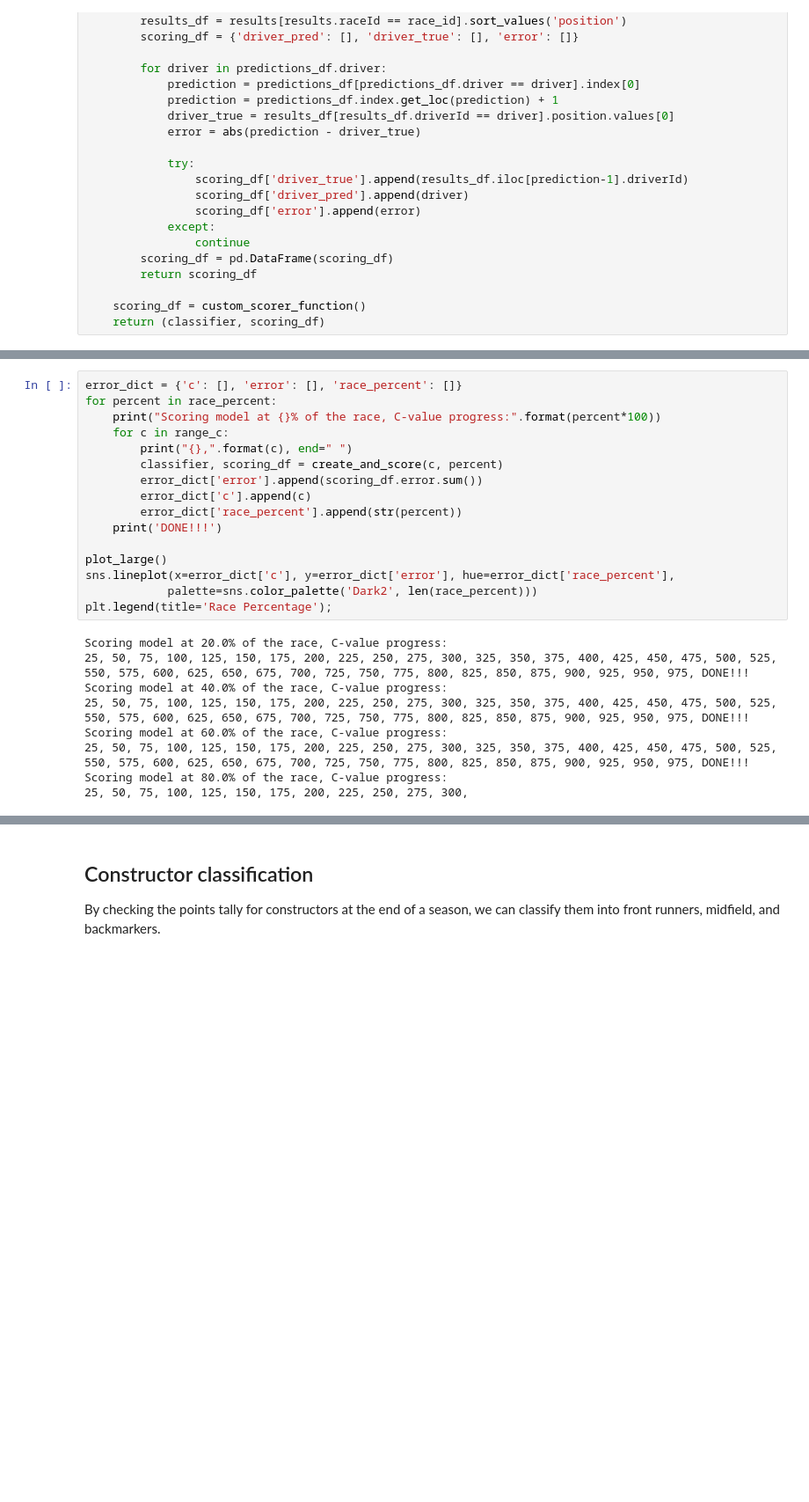
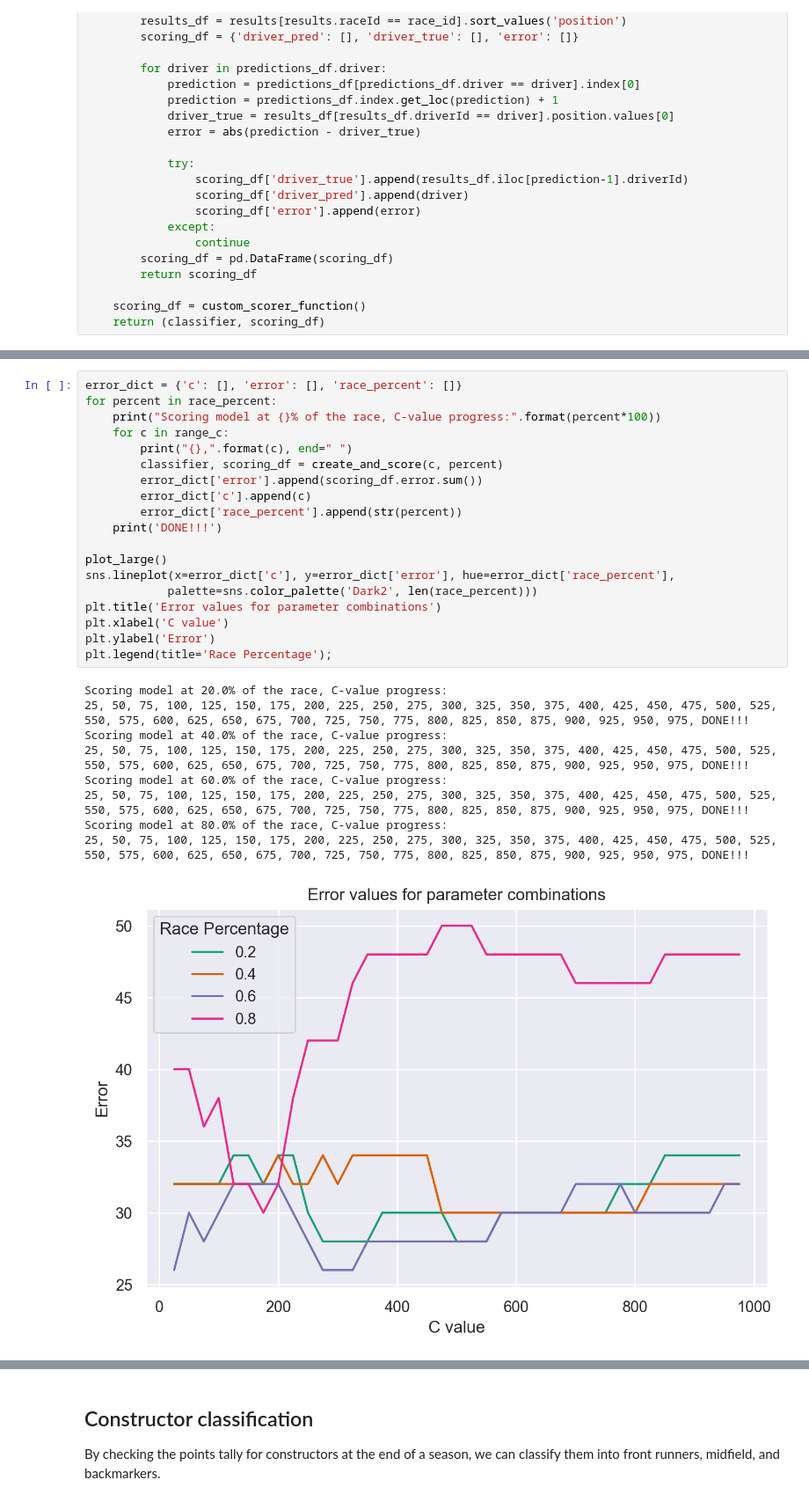
Before and after one commit to mnvsngv/cs696-bigdata, a Jupyter notebook: Project/Project.ipynb, the cells around one changed output, grey strips where cells are left out. Shown at 88% size. Cells and saved outputs as stored; diff of their text form; blank space fills up the shorter version.

```diff
--- a/Project/Project.ipynb
+++ b/Project/Project.ipynb
@@ -87,25 +119,29 @@ def create_and_score(c, percent):
 # %%
 error_dict = {'c': [], 'error': [], 'race_percent': []}
 for percent in race_percent:
     print("Scoring model at {}% of the race, C-value progress:".format(percent*100))
     for c in range_c:
         print("{},".format(c), end=" ")
         classifier, scoring_df = create_and_score(c, percent)
         error_dict['error'].append(scoring_df.error.sum())
         error_dict['c'].append(c)
         error_dict['race_percent'].append(str(percent))
     print('DONE!!!')
 
 plot_large()
 sns.lineplot(x=error_dict['c'], y=error_dict['error'], hue=error_dict['race_percent'],
             palette=sns.color_palette('Dark2', len(race_percent)))
+plt.title('Error values for parameter combinations')
+plt.xlabel('C value')
+plt.ylabel('Error')
 plt.legend(title='Race Percentage');
 # %% [output]
 Scoring model at 20.0% of the race, C-value progress:
 25, 50, 75, 100, 125, 150, 175, 200, 225, 250, 275, 300, 325, 350, 375, 400, 425, 450, 475, 500, 525, 550, 575, 600, 625, 650, 675, 700, 725, 750, 775, 800, 825, 850, 875, 900, 925, 950, 975, DONE!!!
 Scoring model at 40.0% of the race, C-value progress:
 25, 50, 75, 100, 125, 150, 175, 200, 225, 250, 275, 300, 325, 350, 375, 400, 425, 450, 475, 500, 525, 550, 575, 600, 625, 650, 675, 700, 725, 750, 775, 800, 825, 850, 875, 900, 925, 950, 975, DONE!!!
 Scoring model at 60.0% of the race, C-value progress:
 25, 50, 75, 100, 125, 150, 175, 200, 225, 250, 275, 300, 325, 350, 375, 400, 425, 450, 475, 500, 525, 550, 575, 600, 625, 650, 675, 700, 725, 750, 775, 800, 825, 850, 875, 900, 925, 950, 975, DONE!!!
 Scoring model at 80.0% of the race, C-value progress:
-25, 50, 75, 100, 125, 150, 175, 200, 225, 250, 275, 300,
+25, 50, 75, 100, 125, 150, 175, 200, 225, 250, 275, 300, 325, 350, 375, 400, 425, 450, 475, 500, 525, 550, 575, 600, 625, 650, 675, 700, 725, 750, 775, 800, 825, 850, 875, 900, 925, 950, 975, DONE!!!
+[figure, added]
```
Also changed, not shown: parts of 17 cells of this notebook.
